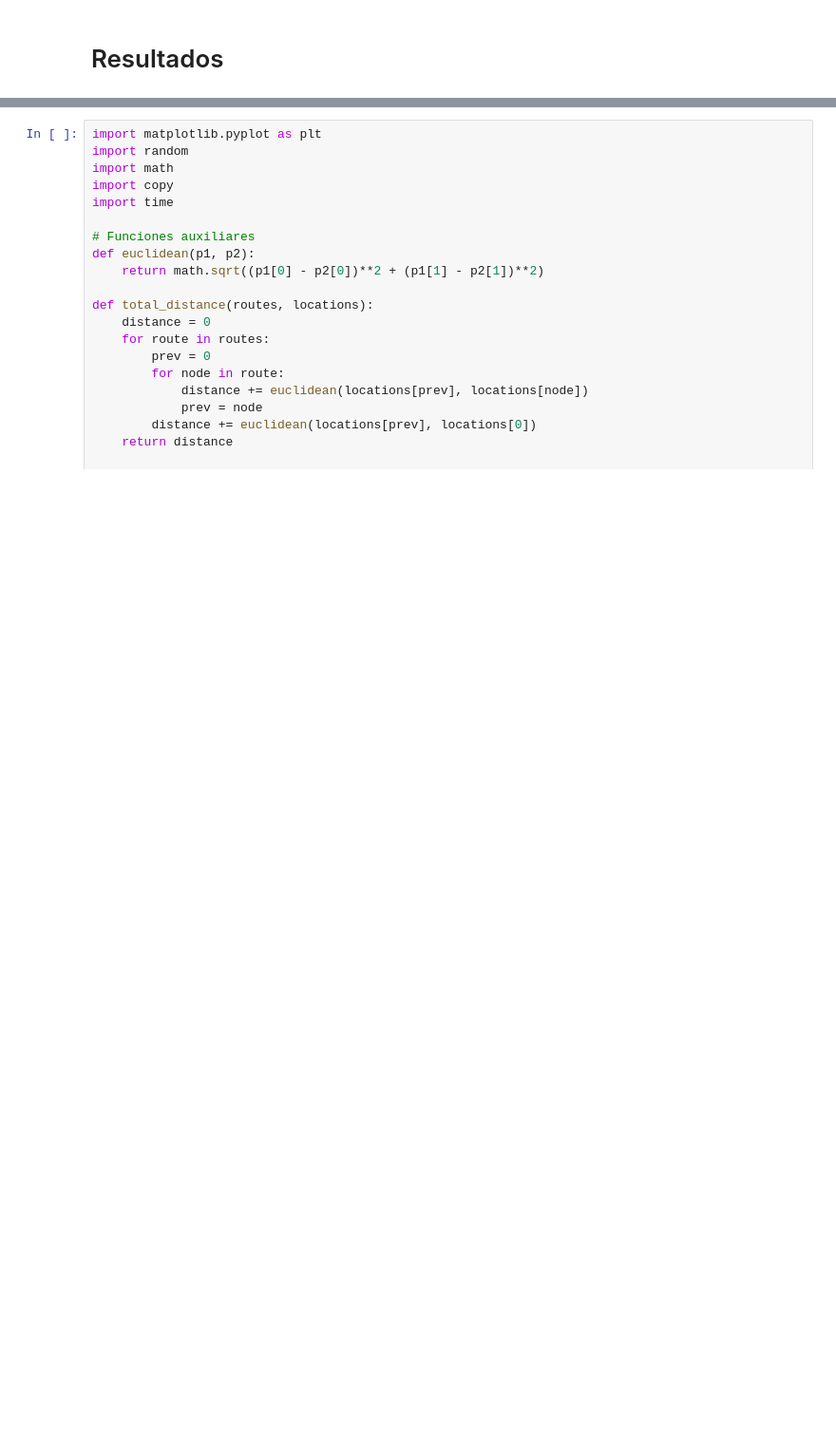
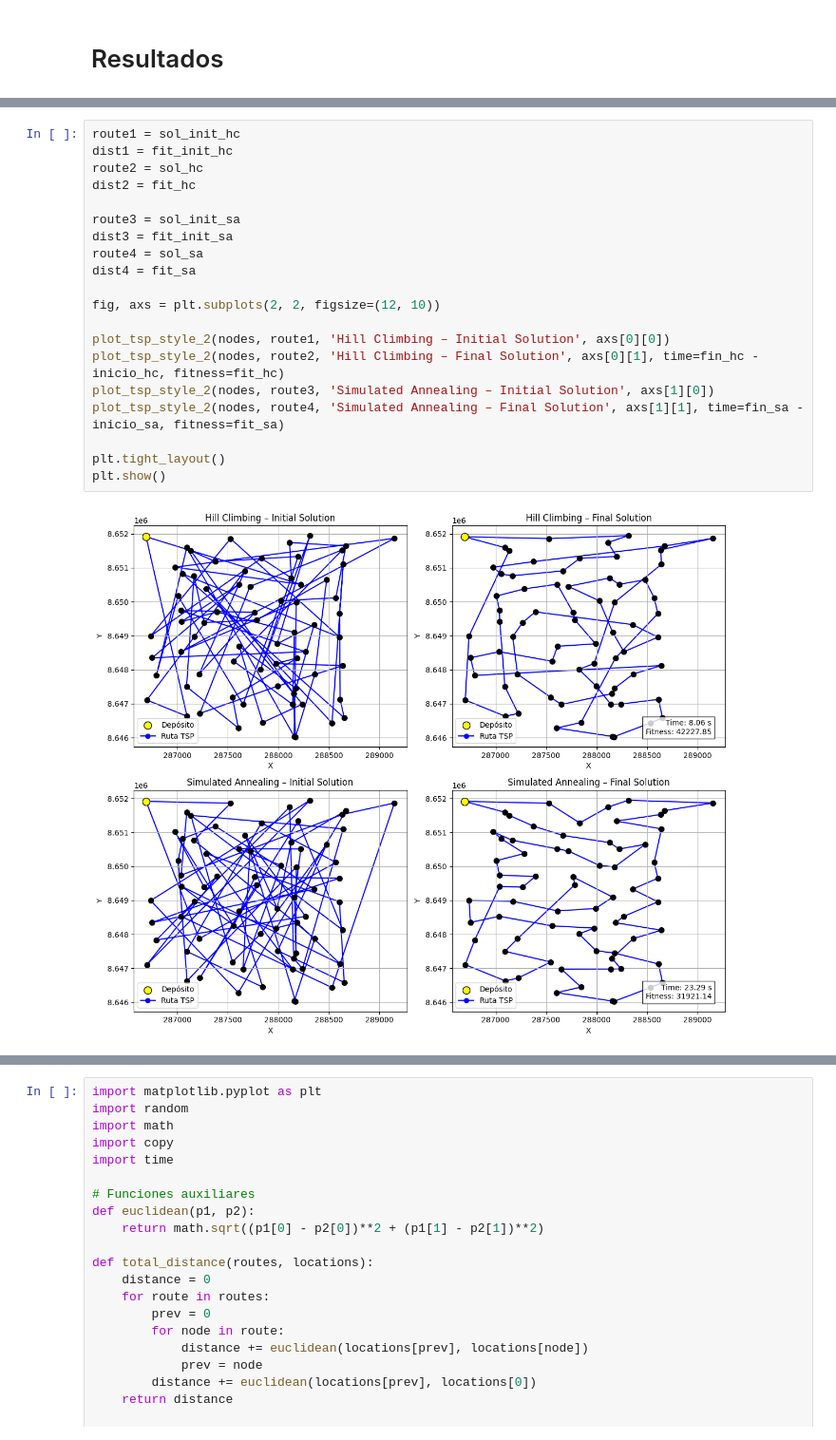
Before and after one commit to diperezbgit/IA-FUNDAMENTALS, a Jupyter notebook: TAREA_2/TAREA_2_HC_SA_pynb.ipynb, the cells around one changed output, grey strips where cells are left out. Shown at 95% size. Cells and saved outputs as stored; diff of their text form; blank space fills up the shorter version.

```diff
--- a/TAREA_2/TAREA_2_HC_SA_pynb.ipynb
+++ b/TAREA_2/TAREA_2_HC_SA_pynb.ipynb
@@ -297,0 +346,22 @@ plt.show()
+# %%
+route1 = sol_init_hc
+dist1 = fit_init_hc
+route2 = sol_hc
+dist2 = fit_hc
+
+route3 = sol_init_sa
+dist3 = fit_init_sa
+route4 = sol_sa
+dist4 = fit_sa
+
+fig, axs = plt.subplots(2, 2, figsize=(12, 10))
+
+plot_tsp_style_2(nodes, route1, 'Hill Climbing – Initial Solution', axs[0][0])
+plot_tsp_style_2(nodes, route2, 'Hill Climbing – Final Solution', axs[0][1], time=fin_hc - inicio_hc, fitness=fit_hc)
+plot_tsp_style_2(nodes, route3, 'Simulated Annealing – Initial Solution', axs[1][0])
+plot_tsp_style_2(nodes, route4, 'Simulated Annealing – Final Solution', axs[1][1], time=fin_sa - inicio_sa, fitness=fit_sa)
+
+plt.tight_layout()
+plt.show()
+# %% [output]
+[figure, added]
```
Also changed, not shown: parts of 8 cells of this notebook.
